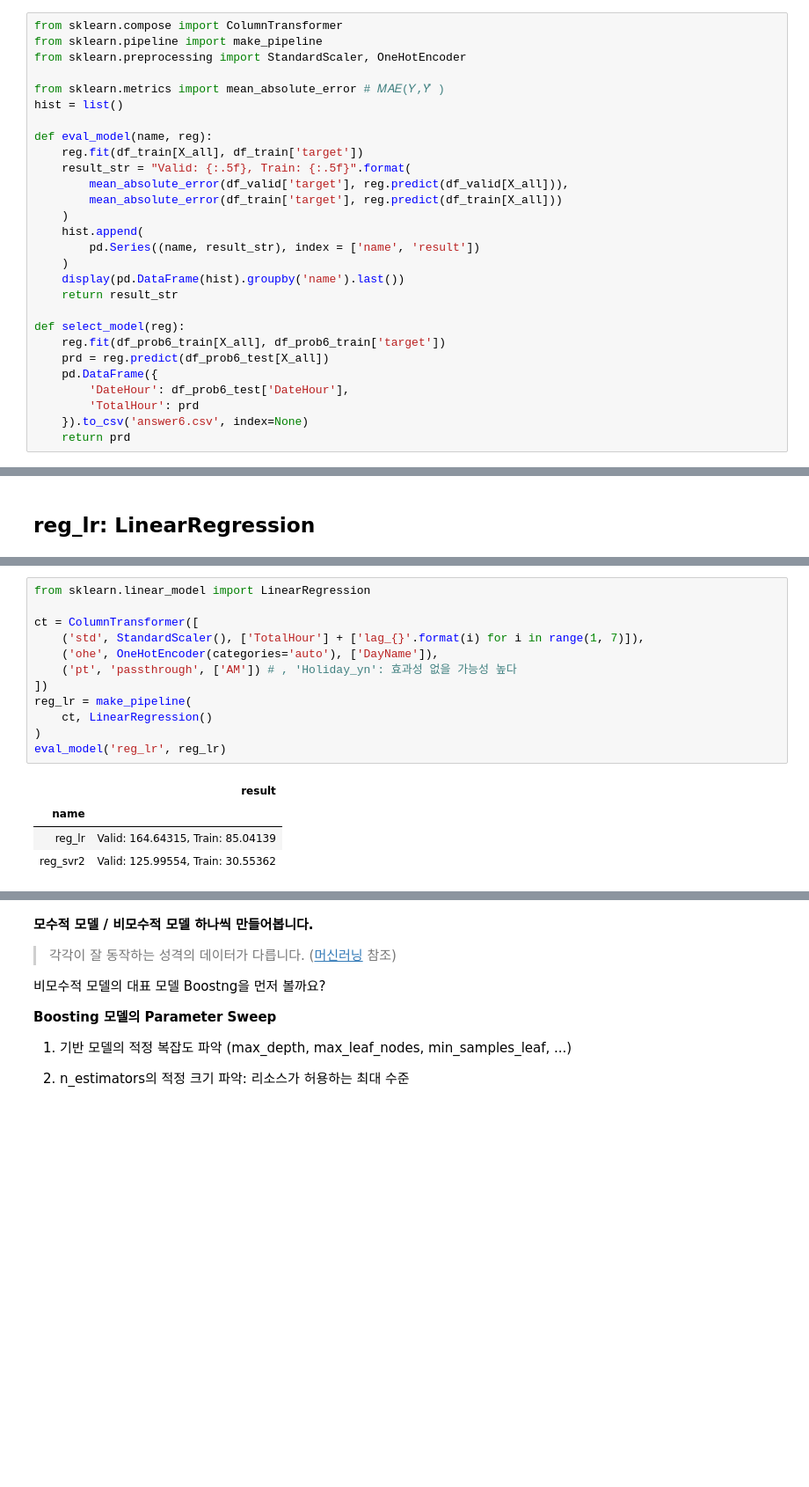
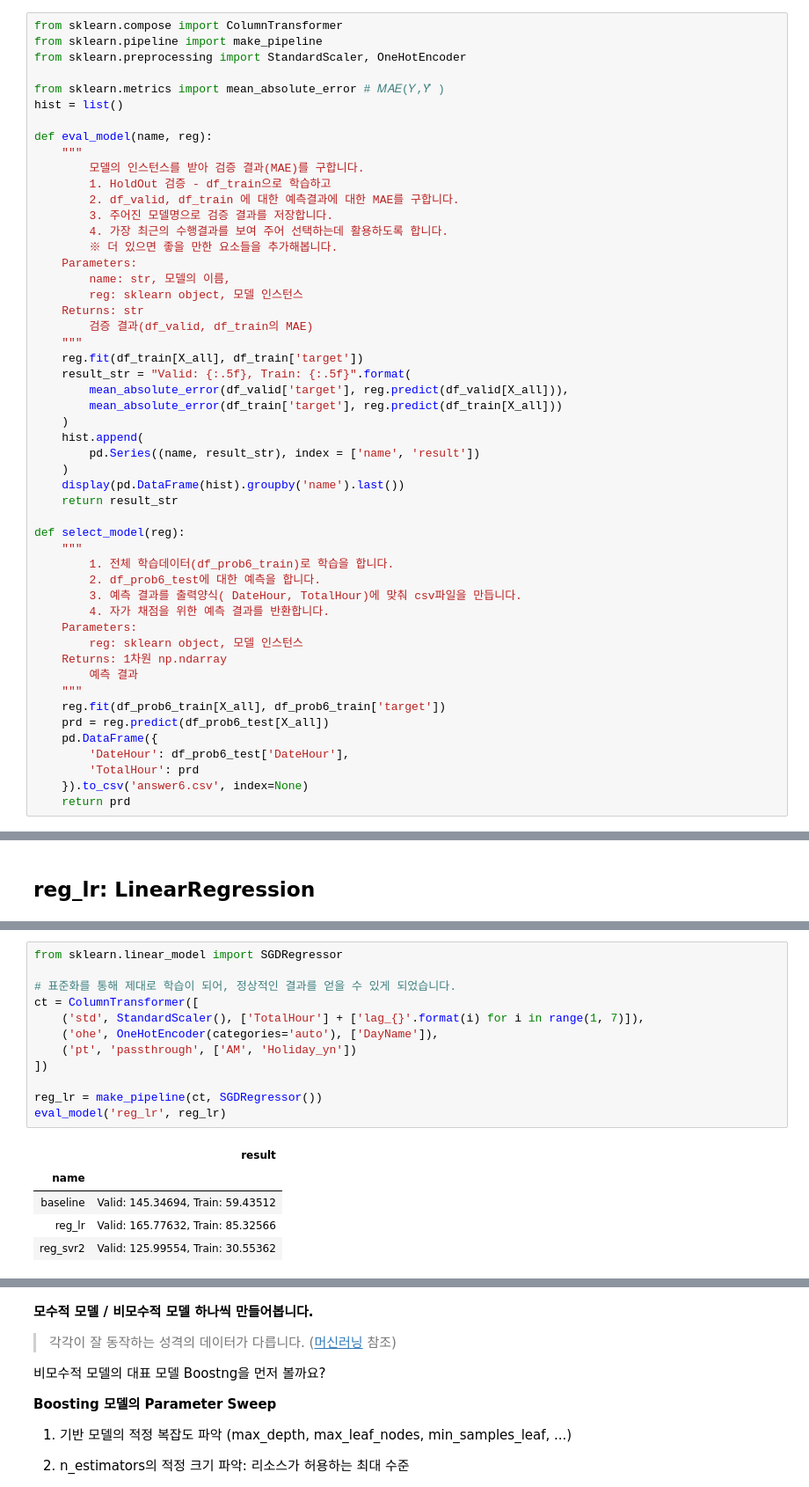
Before and after one commit to sunkusun9/DS_lv3_2609_1, a Jupyter notebook: sec_ds_lv3_prob3_kaggle.ipynb, the cells around one changed output, grey strips where cells are left out. Shown at 88% size. Saved outputs shown, nothing was run; the diff lists cells and outputs as text; blank space fills up the shorter version.

```diff
--- a/sec_ds_lv3_prob3_kaggle.ipynb
+++ b/sec_ds_lv3_prob3_kaggle.ipynb
@@ -235,6 +234,19 @@ from sklearn.metrics import mean_absolute_error # 𝑀𝐴𝐸(𝑌,𝑌̂ )
 hist = list()
 
 def eval_model(name, reg):
+    """
+        모델의 인스턴스를 받아 검증 결과(MAE)를 구합니다.
+        1. HoldOut 검증 - df_train으로 학습하고
+        2. df_valid, df_train 에 대한 예측결과에 대한 MAE를 구합니다.
+        3. 주어진 모델명으로 검증 결과를 저장합니다.
+        4. 가장 최근의 수행결과를 보여 주어 선택하는데 활용하도록 합니다.
+        ※ 더 있으면 좋을 만한 요소들을 추가해봅니다.
+    Parameters:
+        name: str, 모델의 이름,
+        reg: sklearn object, 모델 인스턴스
+    Returns: str
+        검증 결과(df_valid, df_train의 MAE)
+    """
     reg.fit(df_train[X_all], df_train['target'])
     result_str = "Valid: {:.5f}, Train: {:.5f}".format(
         mean_absolute_error(df_valid['target'], reg.predict(df_valid[X_all])),
@@ -247,6 +259,16 @@ def eval_model(name, reg):
     return result_str
 
 def select_model(reg):
+    """
+        1. 전체 학습데이터(df_prob6_train)로 학습을 합니다.
+        2. df_prob6_test에 대한 예측을 합니다.
+        3. 예측 결과를 출력양식( DateHour, TotalHour)에 맞춰 csv파일을 만듭니다.
+        4. 자가 채점을 위한 예측 결과를 반환합니다.
+    Parameters:
+        reg: sklearn object, 모델 인스턴스
+    Returns: 1차원 np.ndarray
+        예측 결과
+    """
     reg.fit(df_prob6_train[X_all], df_prob6_train['target'])
     prd = reg.predict(df_prob6_test[X_all])
     pd.DataFrame({
@@ -391,17 +490,18 @@ print('자가채점', mean_absolute_error(s_kaggle_ans, prd)) # 29.1184647875309
 # %%
-from sklearn.linear_model import LinearRegression
+from sklearn.linear_model import SGDRegressor
 
+# 표준화를 통해 제대로 학습이 되어, 정상적인 결과를 얻을 수 있게 되었습니다.
 ct = ColumnTransformer([
     ('std', StandardScaler(), ['TotalHour'] + ['lag_{}'.format(i) for i in range(1, 7)]),
     ('ohe', OneHotEncoder(categories='auto'), ['DayName']),
-    ('pt', 'passthrough', ['AM']) # , 'Holiday_yn': 효과성 없을 가능성 높다
+    ('pt', 'passthrough', ['AM', 'Holiday_yn'])
 ])
-reg_lr = make_pipeline(
-    ct, LinearRegression()
-)
+
+reg_lr = make_pipeline(ct, SGDRegressor())
 eval_model('reg_lr', reg_lr)
 # %% [output]
 |  | result |
 | name |  |
-| reg_lr | Valid: 164.64315, Train: 85.04139 |
+| baseline | Valid: 145.34694, Train: 59.43512 |
+| reg_lr | Valid: 165.77632, Train: 85.32566 |
 | reg_svr2 | Valid: 125.99554, Train: 30.55362 |
```
Also changed, not shown: parts of 49 cells of this notebook.
